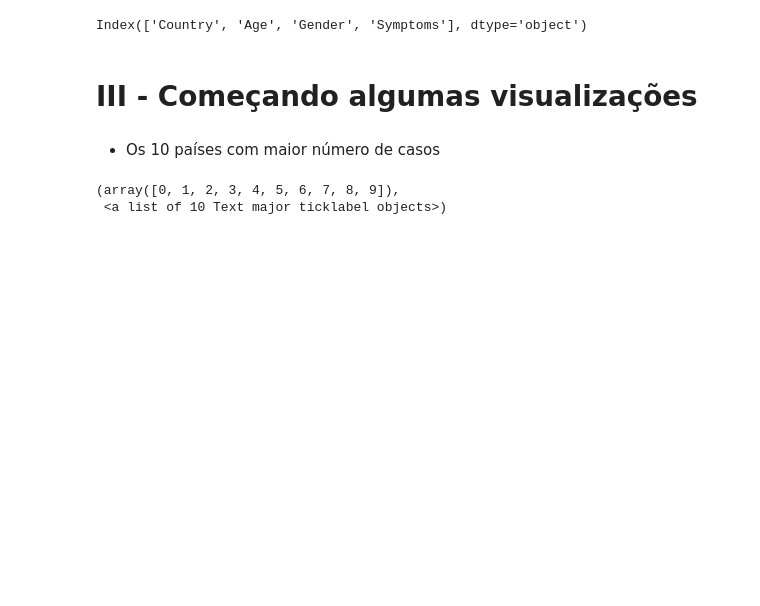
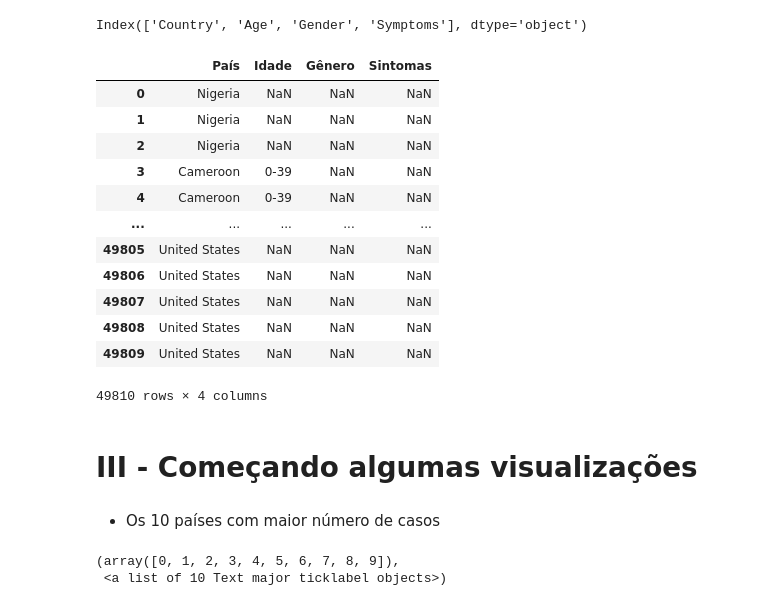
Before and after one commit to samaramms/MonkeypoxTraining, a Jupyter notebook: Monkeypox_Training.ipynb, the cells around one changed output. Cells and saved outputs as stored; diff of their text form; code cells hidden in the pictures; blank space fills up the shorter version.

```diff
--- a/Monkeypox_Training.ipynb
+++ b/Monkeypox_Training.ipynb
@@ -224,6 +210,23 @@ renomear_2 ={'Country' : 'País',
             'Age': 'Idade',
             'Gender':'Gênero',
             'Symptoms' : 'Sintomas'}
+# %%
+casos_tempo.rename(columns = renomear_2, inplace = True)
+casos_tempo
+# %% [output]
+|  | País | Idade | Gênero | Sintomas |
+| 0 | Nigeria | NaN | NaN | NaN |
+| 1 | Nigeria | NaN | NaN | NaN |
+| 2 | Nigeria | NaN | NaN | NaN |
+| 3 | Cameroon | 0-39 | NaN | NaN |
+| 4 | Cameroon | 0-39 | NaN | NaN |
+| ... | ... | ... | ... | ... |
+| 49805 | United States | NaN | NaN | NaN |
+| 49806 | United States | NaN | NaN | NaN |
+| 49807 | United States | NaN | NaN | NaN |
+| 49808 | United States | NaN | NaN | NaN |
+| 49809 | United States | NaN | NaN | NaN |
+49810 rows × 4 columns
 # %% [markdown]
 # **III - Começando algumas visualizações**
 # %% [markdown]
```
Also changed, not shown: parts of 21 cells of this notebook.
